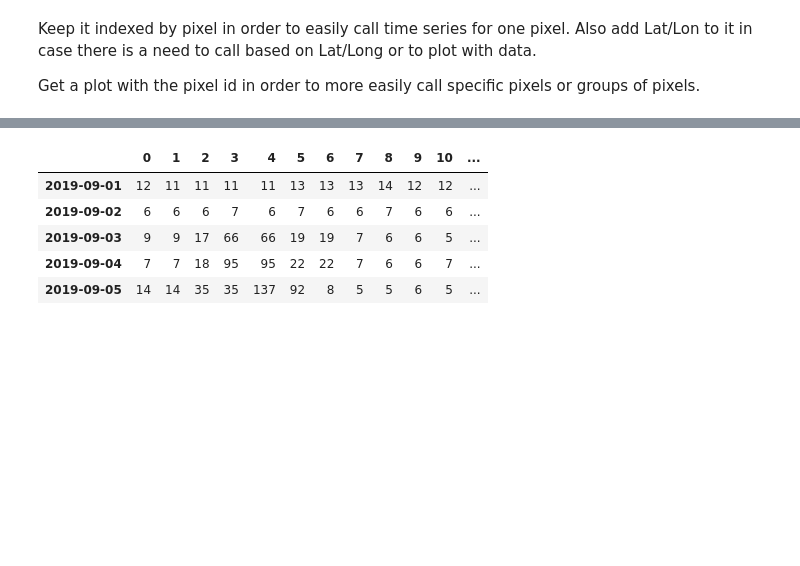
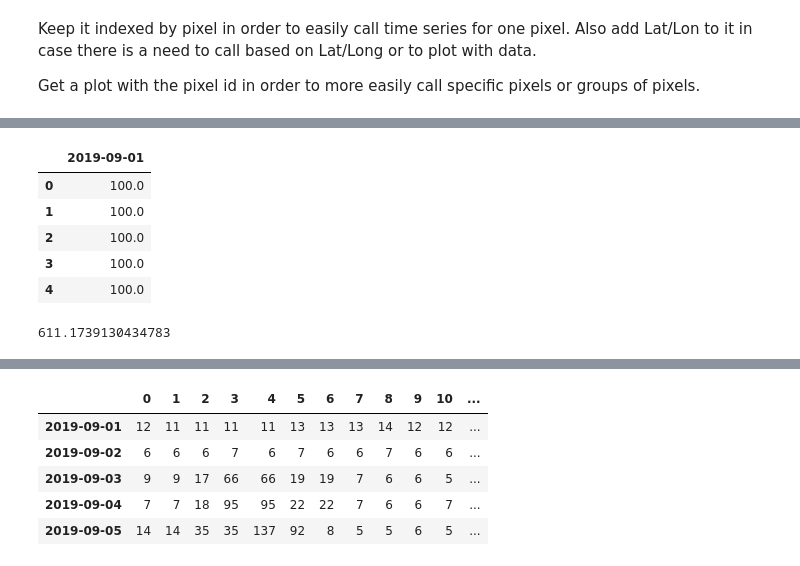
Before and after one commit to calekochenour/remote-sensing-fusion, a Jupyter notebook: 01-code-scripts/penn-state-campus-black-marble-radiance.ipynb, the cells around one changed output, grey strips where cells are left out. Cells and saved outputs as stored; diff of their text form; code cells hidden in the pictures; blank space fills up the shorter version.

```diff
--- a/01-code-scripts/penn-state-campus-black-marble-radiance.ipynb
+++ b/01-code-scripts/penn-state-campus-black-marble-radiance.ipynb
@@ -845,3 +836,5 @@ False
 # %%
-filled_test_2 = add_missing_data(psu_cloud_mask_df, '2019-09-01', '2020-04-30')
+# Get filled cloud mask data
+psu_cloud_mask_filled = add_missing_data(
+    psu_cloud_mask_df, '2019-09-01', '2020-04-30')
 # %%
@@ -866,0 +868,9 @@ psu_cloud_mask_df.head()
+# %%
+sept_2019_mask_filled[0].head()
+# %% [output]
+|  | 2019-09-01 |
+| 0 | 100.0 |
+| 1 | 100.0 |
+| 2 | 100.0 |
+| 3 | 100.0 |
+| 4 | 100.0 |
@@ -866,0 +881,4 @@ psu_cloud_mask_df.head()
+# %%
+sept_2019_mean_radiance_filled.max()
+# %% [output]
+611.1739130434783
```
Also changed, not shown: parts of 23 cells of this notebook.
